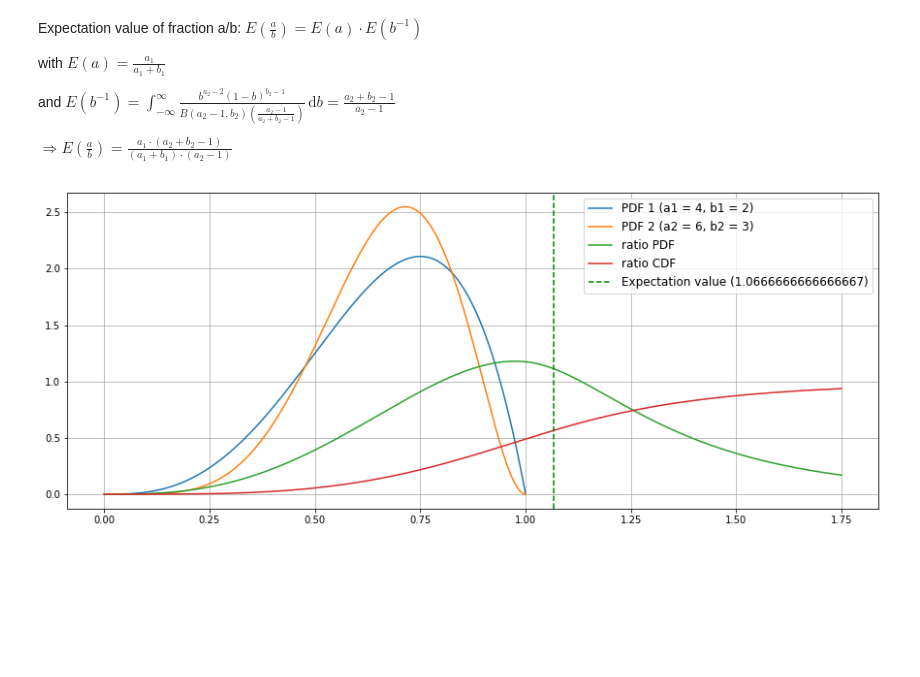
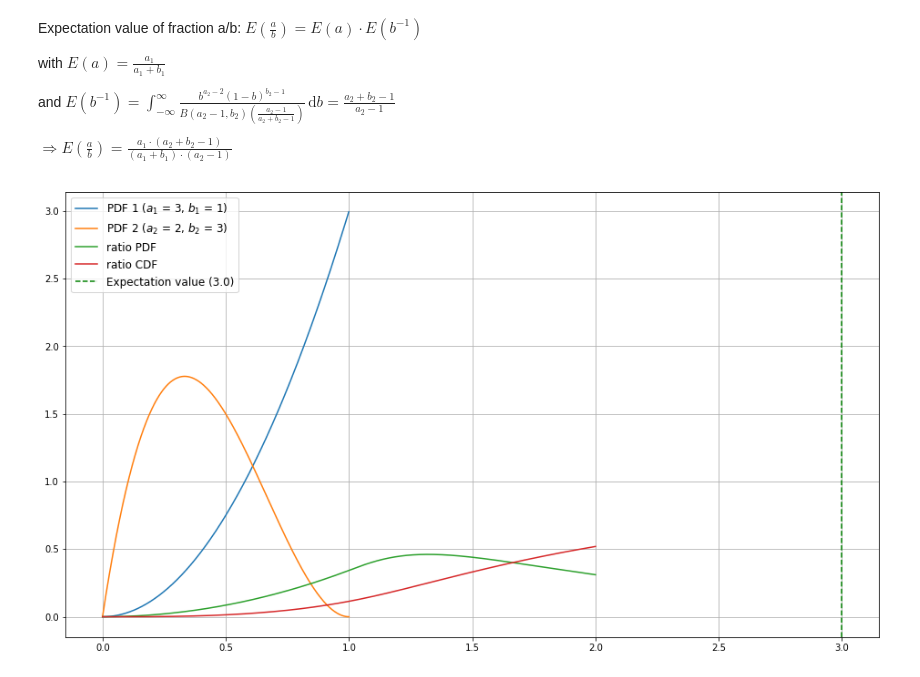
Before and after one commit to jsaffer/vetostudie, a Jupyter notebook: beta_beta_ratio.ipynb, the cells around one changed output. Drawn from its saved outputs; the diff is of its cells as text; code cells hidden in the pictures; blank space fills up the shorter version.

```diff
--- a/beta_beta_ratio.ipynb
+++ b/beta_beta_ratio.ipynb
@@ -10,7 +10,7 @@ mpmath.mp.dps = 50
 
 ############################################
 import matplotlib.pyplot as plt            #
-plt.rcParams['figure.figsize'] = (15, 6)   #
+plt.rcParams['figure.figsize'] = (16, 9)   #
 ############################################
 # %%
 def is_even(x):
@@ -447,54 +237,31 @@ and $E(b^{-1}) = \int_{-\infty}^{\infty}\frac{b^{a_2-2} (1-b)^{b_2-1}}{B(a_2-1,
 
 $\Rightarrow E(\frac{a}{b}) = \frac{a_1\cdot(a_2+b_2-1)}{(a_1+b_1)\cdot(a_2-1)}$
 # %%
-#v = np.linspace(0,1.75,1751)
-#a1 = 9
-#b1 = 9
-#a2 = 26
-#b2 = 14
-#pdf1 = pdf_beta(v, a1, b1)
-#pdf2 = pdf_beta(v, a2, b2)
-#ratio_pdf = pdf_bb_ratio(a1, a2, b1, b2, v)
-#ratio_cdf = cdf_bb_ratio(a1, a2, b1, b2, v)
-#plt.plot(v, pdf1, label = 'PDF 1 (a1 = {}, b1 = {})'.format(a1, b1))
-#plt.plot(v, pdf2, label = 'PDF 2 (a2 = {}, b2 = {})'.format(a2, b2))
-#plt.plot(v, ratio_pdf, label = 'ratio PDF')
-#plt.plot(v, ratio_cdf, label = 'ratio CDF')
+u = np.linspace(0, 1, 1001)
+v = np.linspace(0,2.0,2001)
 
-#expect_value = (a1*(a2+b2-1))/((a1+b1)*(a2-1))
+a1 = 3
+b1 = 1
+a2 = 2
+b2 = 3
+
+pdf1 = pdf_beta(u, a1, b1)
+pdf2 = pdf_beta(u, a2, b2)
+ratio_pdf = pdf_bb_ratio(a1, a2, b1, b2, v)
+ratio_cdf = cdf_bb_ratio(a1, a2, b1, b2, v)
+plt.plot(u, pdf1, label = 'PDF 1 (' + r'$a_1$' + ' = {}, '.format(a1) + r'$b_1$' + ' = {})'.format(b1))
+plt.plot(u, pdf2, label = 'PDF 2 (' + r'$a_2$' + ' = {}, '.format(a2) + r'$b_2$' + ' = {})'.format(b2))
+plt.plot(v, ratio_pdf, label = 'ratio PDF')
+plt.plot(v, ratio_cdf, label = 'ratio CDF')
+
+expect_value = (a1*(a2+b2-1))/((a1+b1)*(a2-1))
 
 #plt.axvline(x = (a1/(a1+b1))/(a2/(a2+b2)), linewidth = 1.25, color = 'purple', linestyle = '-.', label = 'Naive ({})'.format((a1/(a1+b1))/(a2/(a2+b2))), alpha = .5)
-#plt.axvline(x = expect_value, linewidth = 1.5, color = 'green', linestyle = '--', label = 'Expectation value ({})'.format(expect_value))
+plt.axvline(x = expect_value, linewidth = 1.5, color = 'green', linestyle = '--', label = 'Expectation value ({})'.format(expect_value))
 
-#plt.grid(True)
-#plt.legend(loc = 'best', fontsize = 'large')
-#plt.show()
+plt.grid(True)
+plt.legend(loc = 'best', fontsize = 'large')
+#plt.savefig('beta_beta_pdf_cdf.pdf')
+plt.show()
+# %% [output]
+[figure, added]
-# %%
-u = np.linspace(0, 1, 1001)
-v = np.linspace(0,1.75,1751)
-
-a1 = 4
-b1 = 2
-a2 = 6
-b2 = 3
-
-pdf1 = pdf_beta(u, a1, b1)
-pdf2 = pdf_beta(u, a2, b2)
-ratio_pdf = pdf_bb_ratio(a1, a2, b1, b2, v)
-ratio_cdf = cdf_bb_ratio(a1, a2, b1, b2, v)
-plt.plot(u, pdf1, label = 'PDF 1 (a1 = {}, b1 = {})'.format(a1, b1))
-plt.plot(u, pdf2, label = 'PDF 2 (a2 = {}, b2 = {})'.format(a2, b2))
-plt.plot(v, ratio_pdf, label = 'ratio PDF')
-plt.plot(v, ratio_cdf, label = 'ratio CDF')
-
-expect_value = (a1*(a2+b2-1))/((a1+b1)*(a2-1))
-
-#plt.axvline(x = (a1/(a1+b1))/(a2/(a2+b2)), linewidth = 1.25, color = 'purple', linestyle = '-.', label = 'Naive ({})'.format((a1/(a1+b1))/(a2/(a2+b2))), alpha = .5)
-plt.axvline(x = expect_value, linewidth = 1.5, color = 'green', linestyle = '--', label = 'Expectation value ({})'.format(expect_value))
-
-plt.grid(True)
-plt.legend(loc = 'best', fontsize = 'large')
-#plt.savefig('beta_beta_pdf_cdf.pdf')
-plt.show()
-# %% [output]
-[figure, removed]
```
Also changed, not shown: parts of 13 cells of this notebook.
